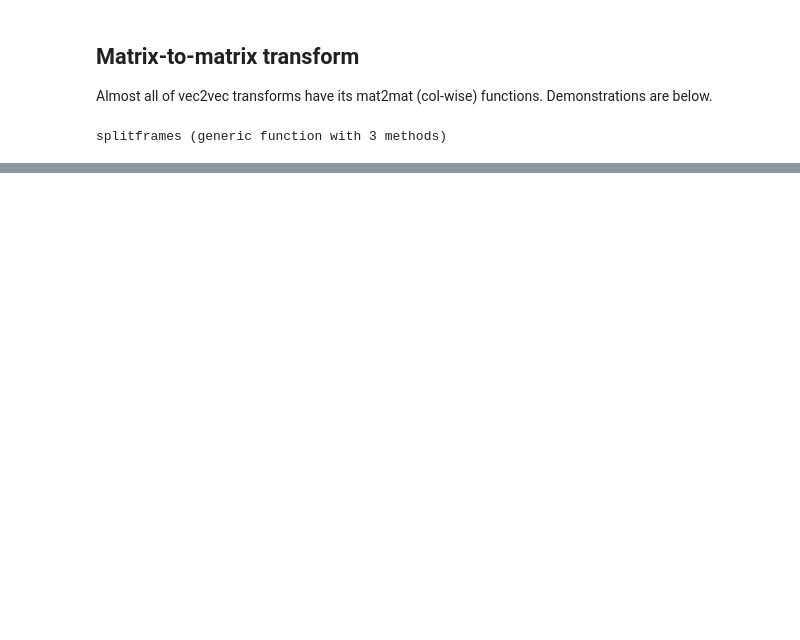
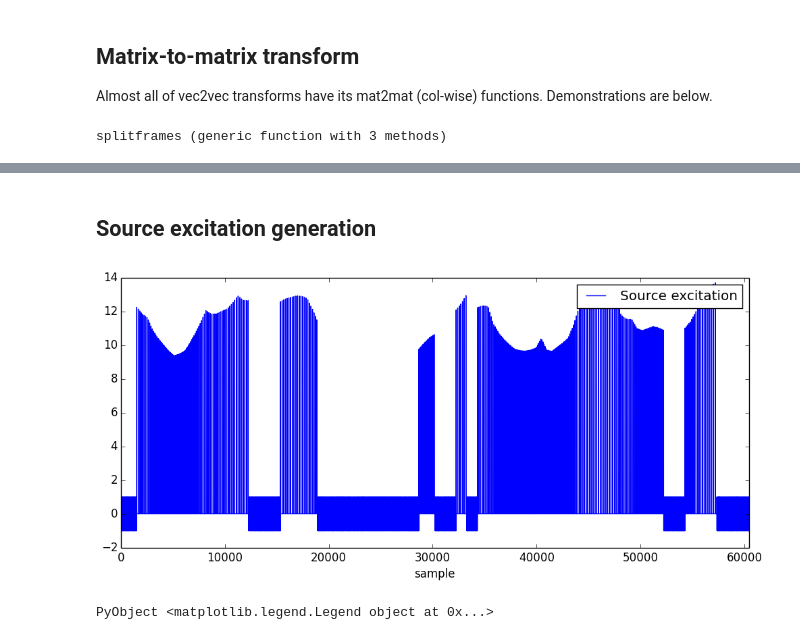
Before and after one commit to r9y9/SPTK.jl, a Jupyter notebook: examples/Introduction to SPTK.jl.ipynb, the cells around one changed output, grey strips where cells are left out. Drawn from its saved outputs; the diff is of its cells as text; code cells hidden in the pictures; blank space fills up the shorter version.

```diff
--- a/examples/Introduction to SPTK.jl.ipynb
+++ b/examples/Introduction to SPTK.jl.ipynb
@@ -160,0 +196,12 @@ PyObject <matplotlib.colorbar.Colorbar instance at 0x...>
+# %% [markdown]
+## Source excitation generation
+# %%
+pitch = SPTK.swipe(x, fs, hopsize, otype=0)
+ex = SPTK.excite(pitch, hopsize, gaussian=false)
+plot(ex, label="Source excitation")
+xlim(0, length(ex))
+xlabel("sample")
+legend()
+# %% [output]
+[figure, added]
+PyObject <matplotlib.legend.Legend object at 0x...>
```
Also changed, not shown: parts of 21 cells of this notebook.
